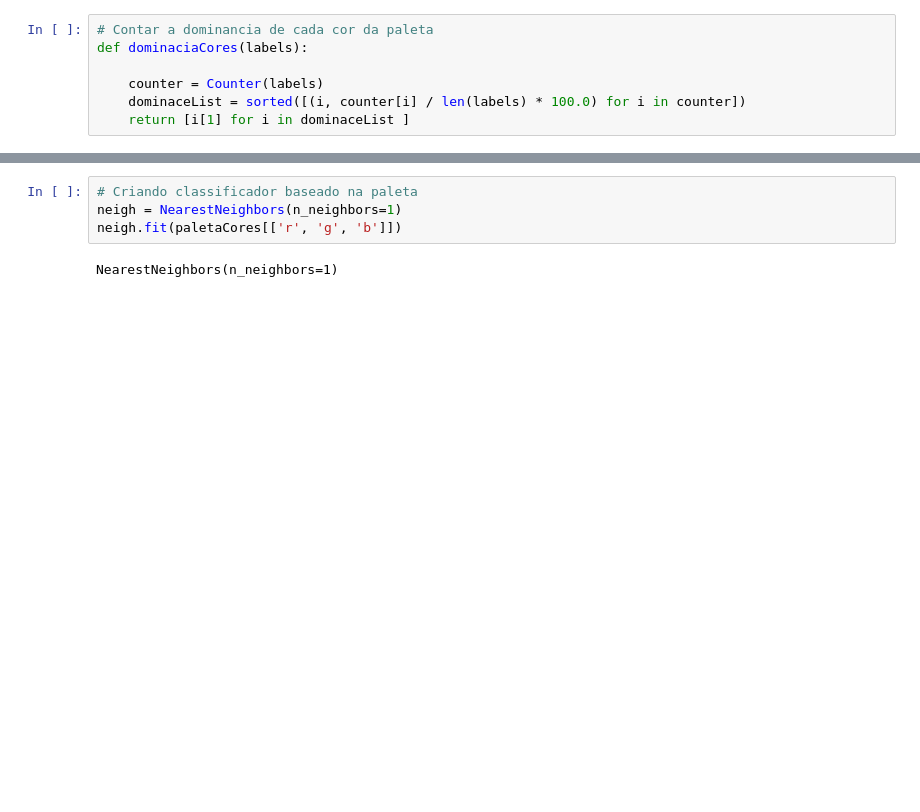
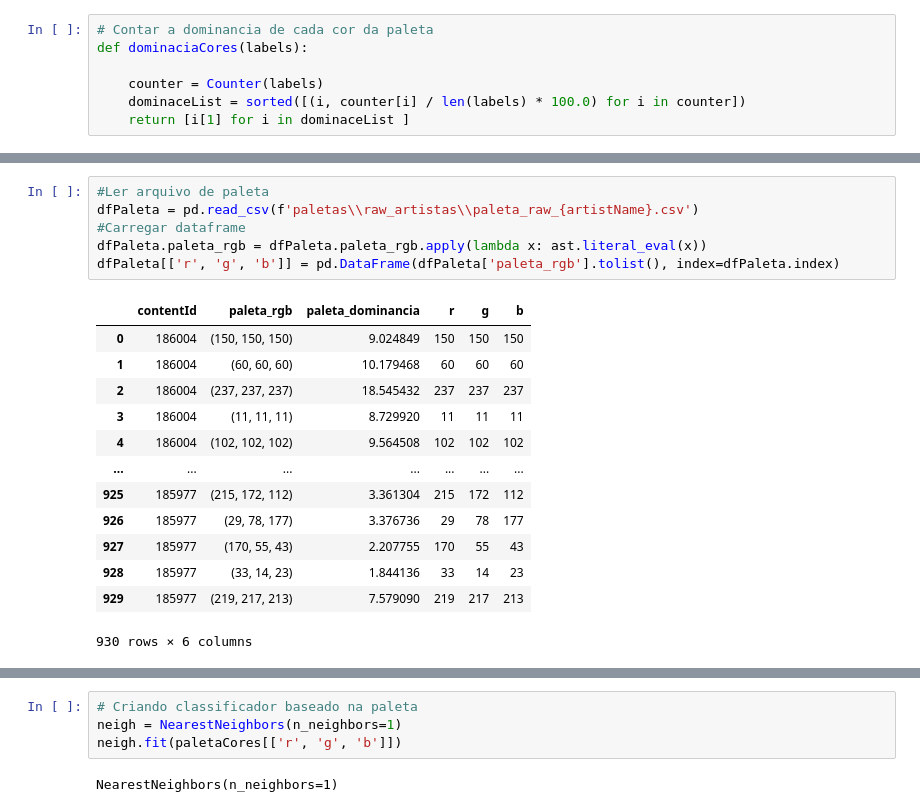
Before and after one commit to lucascouri2/residencia-vizart, a Jupyter notebook: extrator_paleta.ipynb, the cells around one changed output, grey strips where cells are left out. Drawn from its saved outputs; the diff is of its cells as text; blank space fills up the shorter version.

```diff
--- a/extrator_paleta.ipynb
+++ b/extrator_paleta.ipynb
@@ -92,0 +141,20 @@ plt.show()
+# %%
+#Ler arquivo de paleta
+dfPaleta = pd.read_csv(f'paletas\\raw_artistas\\paleta_raw_{artistName}.csv')
+#Carregar dataframe
+dfPaleta.paleta_rgb = dfPaleta.paleta_rgb.apply(lambda x: ast.literal_eval(x))
+dfPaleta[['r', 'g', 'b']] = pd.DataFrame(dfPaleta['paleta_rgb'].tolist(), index=dfPaleta.index)
+# %% [output]
+|  | contentId | paleta_rgb | paleta_dominancia | r | g | b |
+| 0 | 186004 | (150, 150, 150) | 9.024849 | 150 | 150 | 150 |
+| 1 | 186004 | (60, 60, 60) | 10.179468 | 60 | 60 | 60 |
+| 2 | 186004 | (237, 237, 237) | 18.545432 | 237 | 237 | 237 |
+| 3 | 186004 | (11, 11, 11) | 8.729920 | 11 | 11 | 11 |
+| 4 | 186004 | (102, 102, 102) | 9.564508 | 102 | 102 | 102 |
+| ... | ... | ... | ... | ... | ... | ... |
+| 925 | 185977 | (215, 172, 112) | 3.361304 | 215 | 172 | 112 |
+| 926 | 185977 | (29, 78, 177) | 3.376736 | 29 | 78 | 177 |
+| 927 | 185977 | (170, 55, 43) | 2.207755 | 170 | 55 | 43 |
+| 928 | 185977 | (33, 14, 23) | 1.844136 | 33 | 14 | 23 |
+| 929 | 185977 | (219, 217, 213) | 7.579090 | 219 | 217 | 213 |
+930 rows × 6 columns
```
Also changed, not shown: parts of 42 cells of this notebook, 2 other files.
